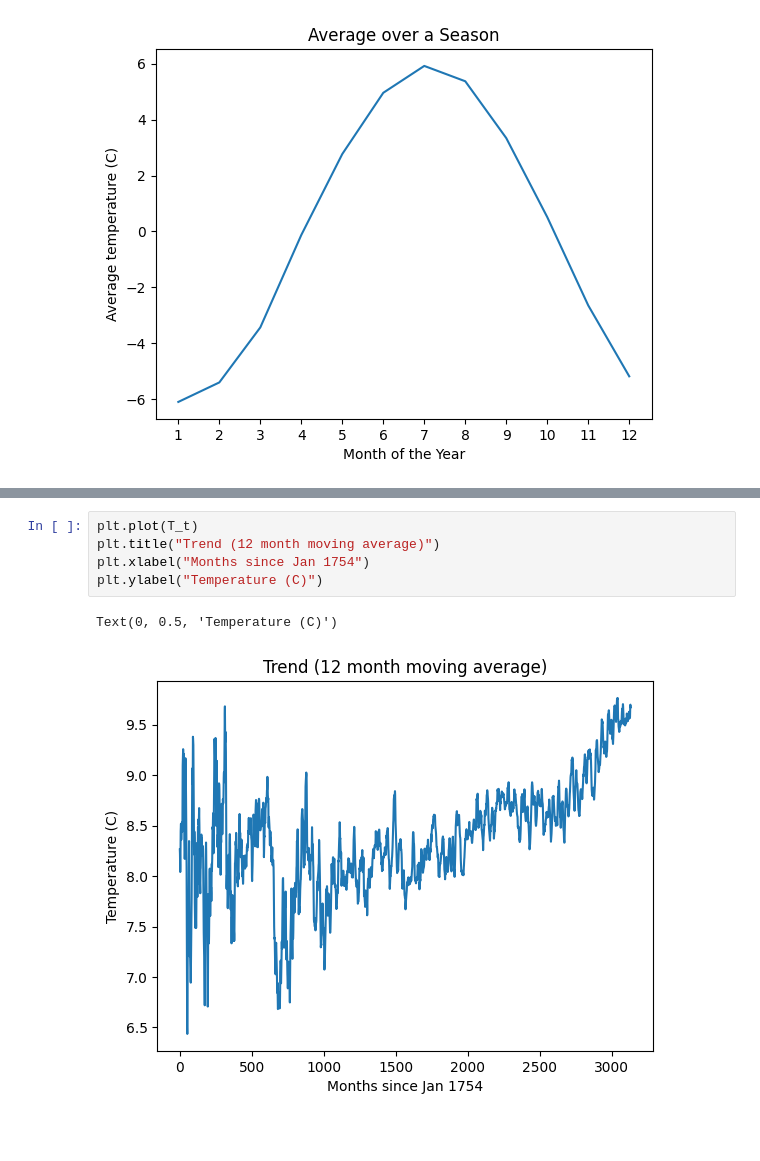
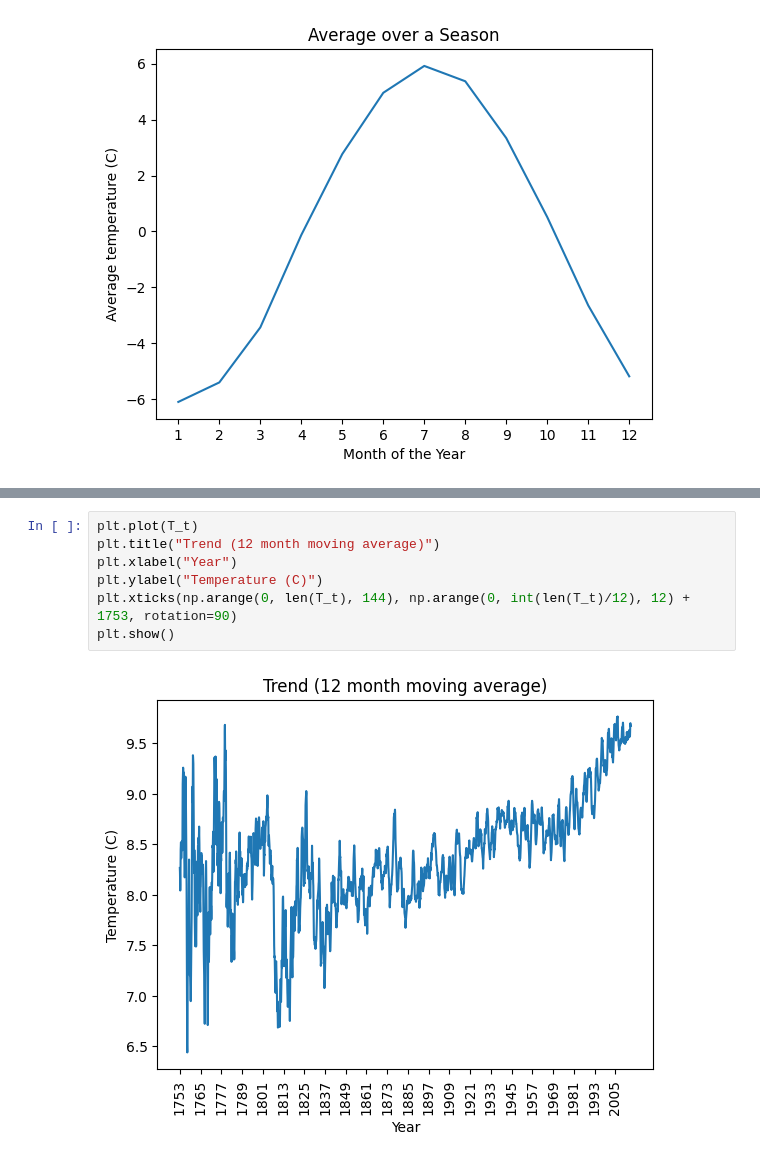
Before and after one commit to EthanPrimes/modeling_climate_change, a Jupyter notebook: seasonal_time_series.ipynb, the cells around one changed output, grey strips where cells are left out. Saved outputs shown, nothing was run; the diff lists cells and outputs as text; blank space fills up the shorter version.

Commit message:
seasonal time series updated plots

```diff
--- a/seasonal_time_series.ipynb
+++ b/seasonal_time_series.ipynb
@@ -97,11 +98,12 @@ plt.show()
 # %%
 plt.plot(T_t)
 plt.title("Trend (12 month moving average)")
-plt.xlabel("Months since Jan 1754")
+plt.xlabel("Year")
 plt.ylabel("Temperature (C)")
+plt.xticks(np.arange(0, len(T_t), 144), np.arange(0, int(len(T_t)/12), 12) + 1753, rotation=90)
+plt.show()
 # %% [output]
-Text(0, 0.5, 'Temperature (C)')
-[figure, old version]
+[figure, new version]
 # %%
 plt.plot(R_t)
 plt.title("Remainder")
```
Also changed, not shown: parts of 2 cells of this notebook.
